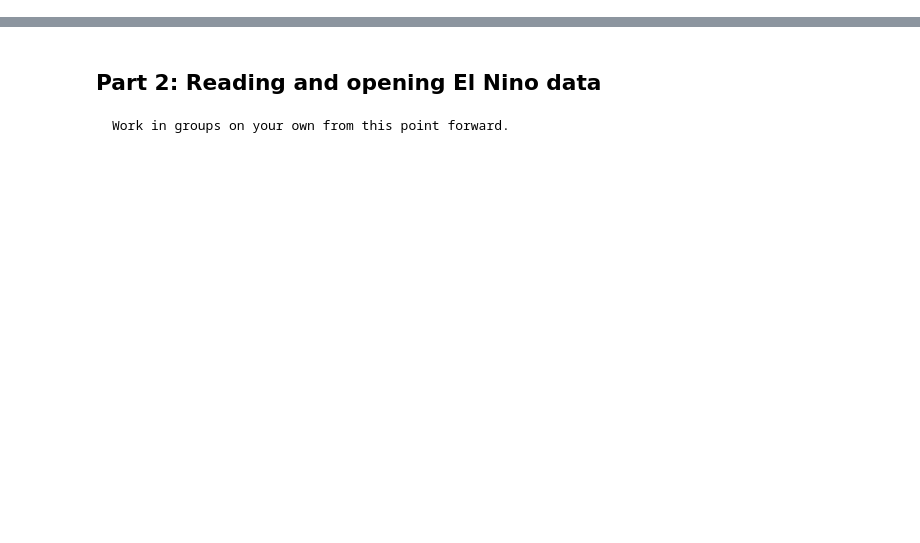
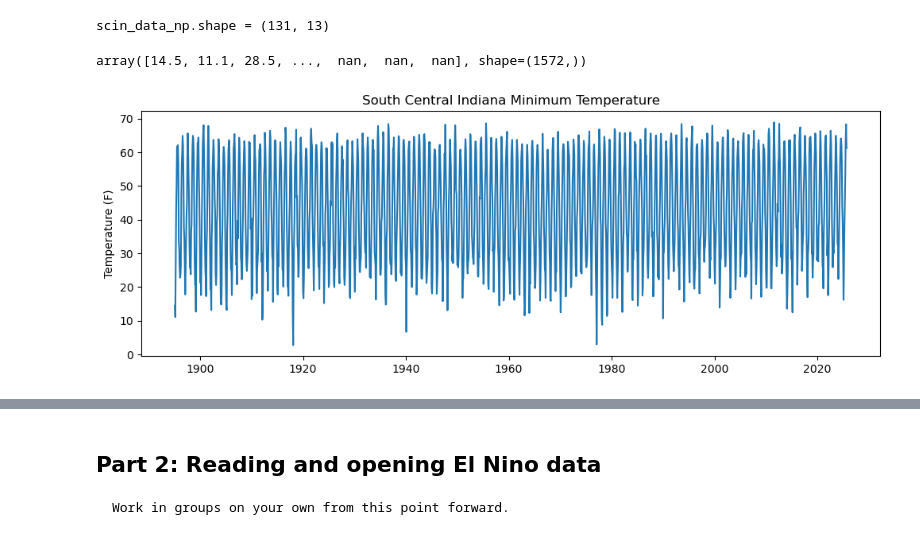
Before and after one commit to Rafaelaqv/pythonadvancedclass, a Jupyter notebook: 03_winter_temperature_enso (1).ipynb, the cells around one changed output, grey strips where cells are left out. Cells and saved outputs as stored; diff of their text form; code cells hidden in the pictures; blank space fills up the shorter version.

```diff
--- a/03_winter_temperature_enso (1).ipynb
+++ b/03_winter_temperature_enso (1).ipynb
@@ -56,0 +181,9 @@ import pandas as pd
+# %%
+""" Isolate the south central IN region """
+
+state_region_code = "1208"
+
+# find rows that start with the state_region_code
+scin_rows = climdiv_tminv[climdiv_tminv['code'].astype(str).str.startswith(state_region_code)]
+
+scin_rows
@@ -56,0 +204,26 @@ import pandas as pd
+# %%
+""" Extract a vector of the data values. """
+# convert the data to a numpy array
+scin_data_np = scin_rows.values
+print(f"scin_data_np.shape = {scin_data_np.shape}")
+
+# remove the first column (the code column)
+scin_data_np = scin_data_np[:,1:]
+
+# ravel the data
+scin_data = scin_data_np.ravel()
+scin_data
+# %% [output]
+scin_data_np.shape = (131, 13)
+array([14.5, 11.1, 28.5, ...,  nan,  nan,  nan], shape=(1572,))
+# %%
+""" Create dates and plot the data. """
+scin_dates = pd.date_range(start='1895-01-01', end='2025-12-31', freq='M')
+
+fig, ax = plt.subplots(figsize=(12,4))
+ax.plot(scin_dates, scin_data)
+ax.set_title("South Central Indiana Minimum Temperature")
+ax.set_ylabel("Temperature (F)")
+plt.show()
+# %% [output]
+[figure, added]
```
Also changed, not shown: parts of 19 cells of this notebook.
